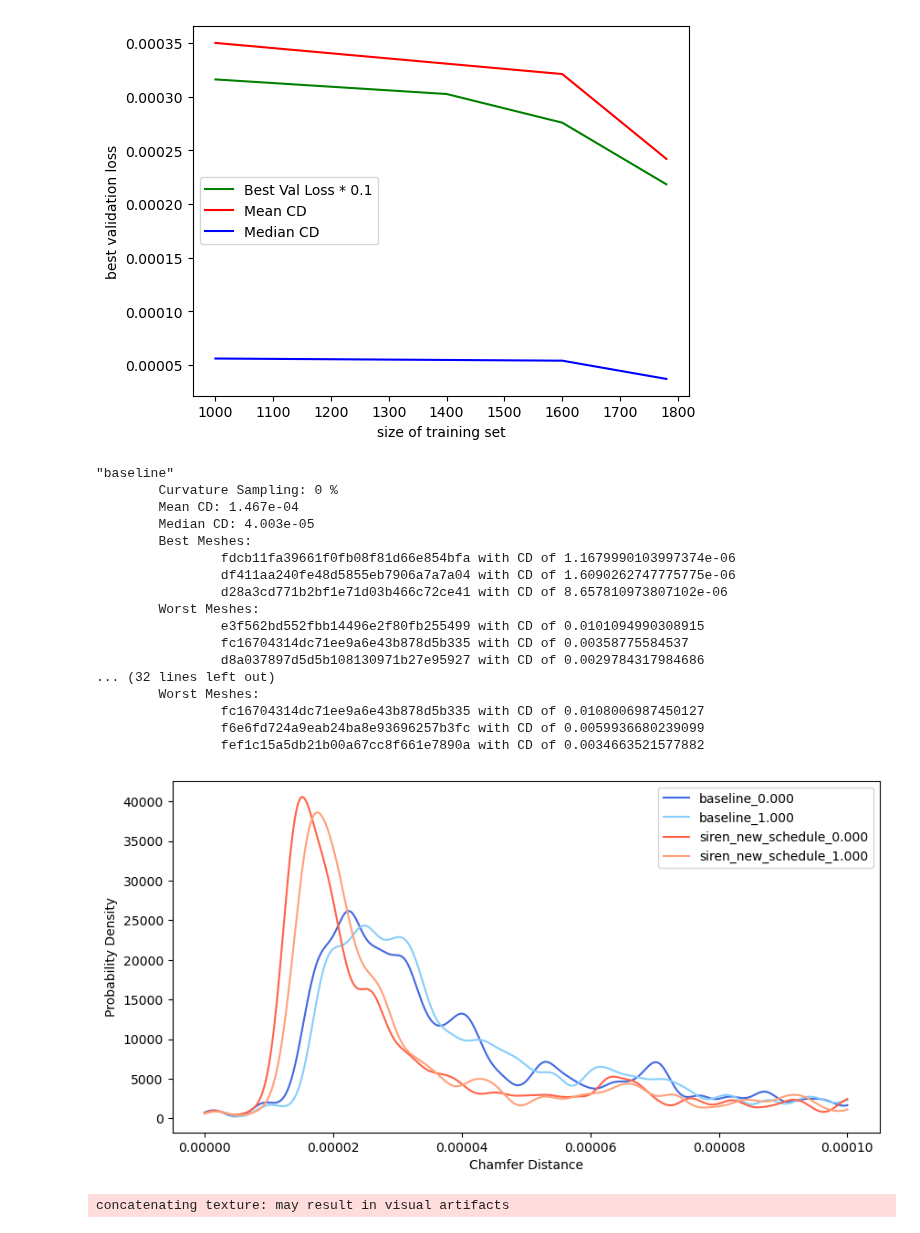
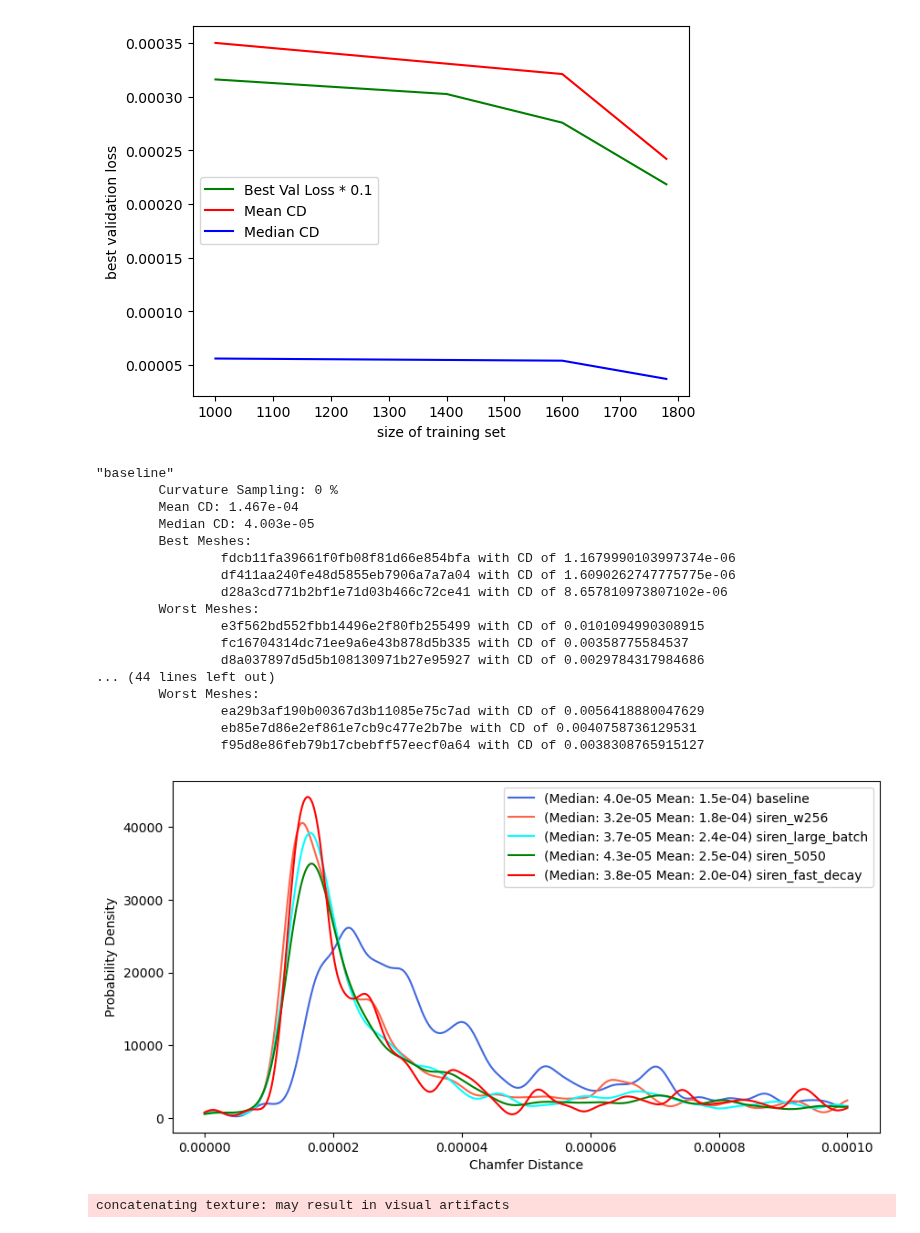
Before and after one commit to philippwulff/Deep3DComp, a Jupyter notebook: test.ipynb, the cells around one changed output. Cells and saved outputs as stored; diff of their text form; code cells hidden in the pictures.

```diff
--- a/test.ipynb
+++ b/test.ipynb
@@ -401,26 +398,28 @@ from matplotlib import pyplot as plt
 import numpy as np
 from scipy.stats import gaussian_kde
 experiments = [
-                ("/home/shared/deepsdfcomp/searches/double_nonlinearity/baseline/Evaluation/2000/chamfer.csv", "royalblue"),
-                #( "/home/shared/deepsdfcomp/searches/double_nonlinearity/baseline/Evaluation/2000/chamfer_0.200.csv", "cyan"),
-                #( "/home/shared/deepsdfcomp/searches/double_nonlinearity/baseline/Evaluation/2000/chamfer_0.300.csv", "cyan"),
-                #( "/home/shared/deepsdfcomp/searches/double_nonlinearity/baseline/Evaluation/2000/chamfer_0.500.csv", "cyan"),
-                ("/home/shared/deepsdfcomp/searches/double_nonlinearity/baseline/Evaluation/2000/chamfer_1.000.csv", "lightskyblue"),
-                ("/home/shared/deepsdfcomp/searches/double_nonlinearity/siren_new_schedule/Evaluation/2000/chamfer.csv", "tomato"), # best
-                #( "/home/shared/deepsdfcomp/searches/double_nonlinearity/siren_new_schedule/Evaluation/2000/chamfer_0.200.csv", "cyan"), # best
-                #( "/home/shared/deepsdfcomp/searches/double_nonlinearity/siren_new_schedule/Evaluation/2000/chamfer_0.300.csv", "cyan"), # best
-                #( "/home/shared/deepsdfcomp/searches/double_nonlinearity/siren_new_schedule/Evaluation/2000/chamfer_0.500.csv", "cyan"), # best
-                ("/home/shared/deepsdfcomp/searches/double_nonlinearity/siren_new_schedule/Evaluation/2000/chamfer_1.000.csv", "lightsalmon"), # best
-                #( "/home/shared/deepsdfcomp/searches/num_shapes_search/all_shapes_batch_size_128/Evaluation/2000/chamfer.csv", "cyan"),
-                #( "/home/shared/deepsdfcomp/searches/double_nonlinearity/line_5050_ini/Evaluation/2000/chamfer.csv", "cyan"),
-                #( "/home/shared/deepsdfcomp/searches/double_nonlinearity/all_latentsize=200_width=256_lr=5e-4_int=150/Evaluation/2000/chamfer.csv", "cyan"),
+                ("/home/shared/deepsdfcomp/searches/double_nonlinearity/baseline/Evaluation/2000/chamfer.csv", "baseline", "royalblue"),
+                #( "/home/shared/deepsdfcomp/searches/double_nonlinearity/baseline/Evaluation/2000/chamfer_0.200.csv", "baseline", "cyan"),
+                #( "/home/shared/deepsdfcomp/searches/double_nonlinearity/baseline/Evaluation/2000/chamfer_0.300.csv", "baseline", "cyan"),
+                #( "/home/shared/deepsdfcomp/searches/double_nonlinearity/baseline/Evaluation/2000/chamfer_0.500.csv", "baseline", "cyan"),
+                # ("/home/shared/deepsdfcomp/searches/double_nonlinearity/baseline/Evaluation/2000/chamfer_1.000.csv", "baseline", "lightskyblue"),
+                ("/home/shared/deepsdfcomp/searches/double_nonlinearity/siren_new_schedule/Evaluation/2000/chamfer.csv", "siren_w256", "tomato"), # best
+                #( "/home/shared/deepsdfcomp/searches/double_nonlinearity/siren_new_schedule/Evaluation/2000/chamfer_0.200.csv", "siren_w256", "cyan"), # best
+                #( "/home/shared/deepsdfcomp/searches/double_nonlinearity/siren_new_schedule/Evaluation/2000/chamfer_0.300.csv", "siren_w256", "cyan"), # best
+                #( "/home/shared/deepsdfcomp/searches/double_nonlinearity/siren_new_schedule/Evaluation/2000/chamfer_0.500.csv", "siren_w256", "cyan"), # best
+                # ("/home/shared/deepsdfcomp/searches/double_nonlinearity/siren_new_schedule/Evaluation/2000/chamfer_1.000.csv", "siren_w256", "lightsalmon"), # best
+                ( "/home/shared/deepsdfcomp/searches/num_shapes_search/all_shapes_batch_size_128/Evaluation/2000/chamfer.csv", "siren_large_batch", "cyan"),
+                ( "/home/shared/deepsdfcomp/searches/double_nonlinearity/line_5050_ini/Evaluation/2000/chamfer.csv", "siren_5050", "green"),
+                ( "/home/shared/deepsdfcomp/searches/double_nonlinearity/all_latentsize=200_width=256_lr=5e-4_int=150/Evaluation/2000/chamfer.csv", "siren_fast_decay", "red"),
             ]
 
 plt.figure(figsize=(10,5))
-for csv_path, color in experiments:
+for csv_path, exp_name, color in experiments:
     CDs = pd.read_csv(csv_path, sep=";")
     # plt.hist(CDs, np.linspace(0, 0.002, 2000), alpha=1/len(csv_paths), label=csv_path.split("/")[-1])
 
+    median = CDs["chamfer_dist"].median()
+    mean = CDs["chamfer_dist"].mean()
     density = gaussian_kde(CDs["chamfer_dist"])
     density.covariance_factor = lambda : .003
     density._compute_covariance()
@@ -437,41 +436,40 @@ for csv_path, color in experiments:
     worst_mesh_cds = list(worst_df["chamfer_dist"])
 
 
-    exp_name = csv_path.split("/Evaluation")[-2].split("/")[-1]
     curvature = "0.000" if "chamfer_" not in csv_path else csv_path.split("_")[-1].split(".csv")[0]
-    plt.plot(x, densities, label=exp_name + "_" + curvature, color=color)
+    plt.plot(x, densities, label=f"(Median: {median:.1e} Mean: {mean:.1e}) {exp_name}", color=color)
     print(f'"{exp_name}"')
     print(f"\tCurvature Sampling: {int(float(curvature) * 100)} % ")
     print(f"\tMean CD: {np.mean(CDs['chamfer_dist']):.3e}")
     print(f"\tMedian CD: {np.median(CDs['chamfer_dist']):.3e}")
     print(f"\tBest Meshes:")
     for bm, cd in zip(best_meshes, best_mesh_cds):
         print(f"\t\t{bm} with CD of {cd}")
     print(f"\tWorst Meshes:")
     for wm, cd in zip(worst_meshes, worst_mesh_cds):
         print(f"\t\t{wm} with CD of {cd}")
 plt.legend()
 _ = plt.xlabel("Chamfer Distance")
 _ = plt.ylabel("Probability Density")
 # %% [output]
 "baseline"
         Curvature Sampling: 0 %
         Mean CD: 1.467e-04
         Median CD: 4.003e-05
         Best Meshes:
                 fdcb11fa39661f0fb08f81d66e854bfa with CD of 1.1679990103997374e-06
                 df411aa240fe48d5855eb7906a7a7a04 with CD of 1.6090262747775775e-06
                 d28a3cd771b2bf1e71d03b466c72ce41 with CD of 8.657810973807102e-06
         Worst Meshes:
                 e3f562bd552fbb14496e2f80fb255499 with CD of 0.0101094990308915
                 fc16704314dc71ee9a6e43b878d5b335 with CD of 0.00358775584537
                 d8a037897d5d5b108130971b27e95927 with CD of 0.0029784317984686
-... (32 lines left out)
+... (44 lines left out)
         Worst Meshes:
-                fc16704314dc71ee9a6e43b878d5b335 with CD of 0.0108006987450127
-                f6e6fd724a9eab24ba8e93696257b3fc with CD of 0.0059936680239099
-                fef1c15a5db21b00a67cc8f661e7890a with CD of 0.0034663521577882
+                ea29b3af190b00367d3b11085e75c7ad with CD of 0.0056418880047629
+                eb85e7d86e2ef861e7cb9c477e2b7be with CD of 0.0040758736129531
+                f95d8e86feb79b17cbebff57eecf0a64 with CD of 0.0038308765915127
-[figure, old version]
+[figure, new version]
 # %%
 import trimesh
 import os
```
Also changed, not shown: parts of 1 cell of this notebook, 1 other file.
